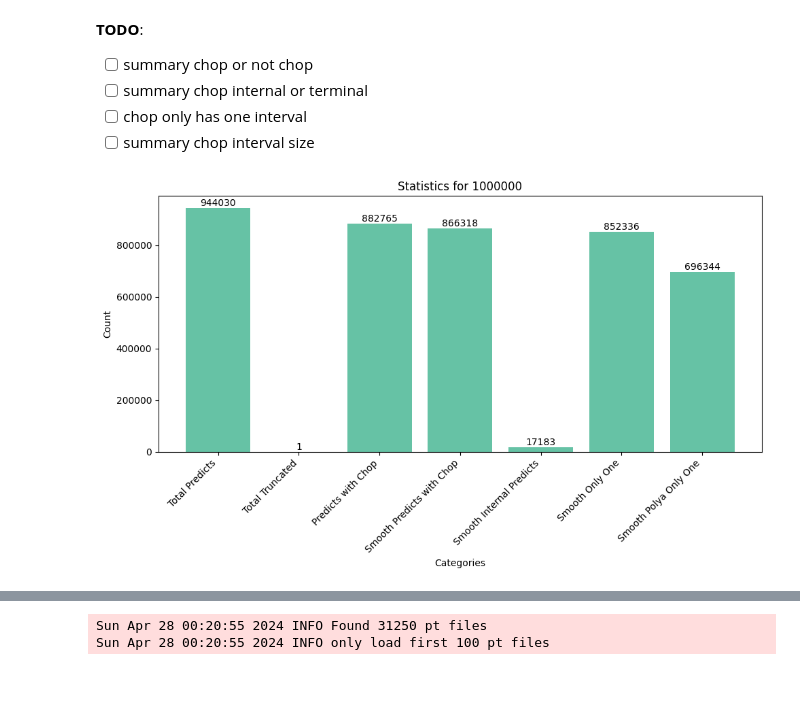
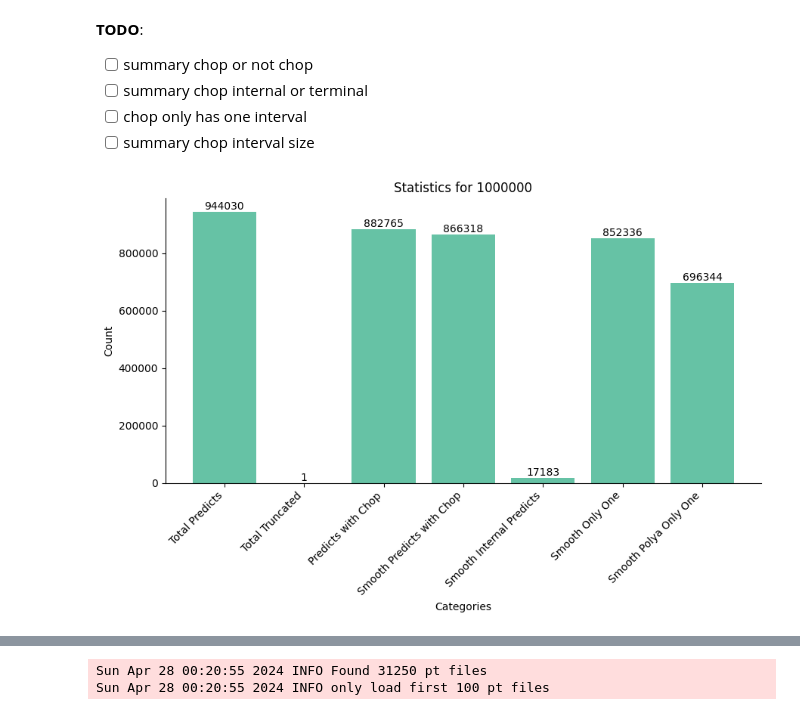
Before and after one commit to ylab-hi/DeepChopper, a Jupyter notebook: notebooks/smooth2.ipynb, the cells around one changed output, grey strips where cells are left out. Drawn from its saved outputs; the diff is of its cells as text; code cells hidden in the pictures; blank space fills up the shorter version.

Commit message:
resulve stat for internal

```diff
--- a/notebooks/smooth2.ipynb
+++ b/notebooks/smooth2.ipynb
@@ -730,6 +753,6 @@ done
 import deepchopper
 import json
 # %%
-stats_json_path = "/projects/b1171/ylk4626/project/DeepChopper/stats_pd1000000_bt0.json"
-overlap_result_path = "/projects/b1171/ylk4626/project/DeepChopper/overlap_results_spd866318.json"
+stats_json_path = "/projects/b1171/ylk4626/project/DeepChopper/tmp/stats_pd1000000_bt0_c0.json"
+stats = deepchopper.StatResult.from_json(stats_json_path)
 # %%
@@ -737,8 +760,8 @@ stats = deepchopper.StatResult.from_json(stats_json_path)
 overlap_results = json.load(open(overlap_result_path))
 # %%
-vis_stats(stats, 1000000)
+vis_stats(stats, 1000000, (9,6), True)
 # %% [output]
-[figure, old version]
+[figure, new version]
 # %%
 original_prediction_number = stats.number_predicts_with_chop()
 smooth_prediction_number = stats.number_smooth_predicts_with_chop()
```
Also changed, not shown: parts of 16 cells of this notebook, 2 other files.
